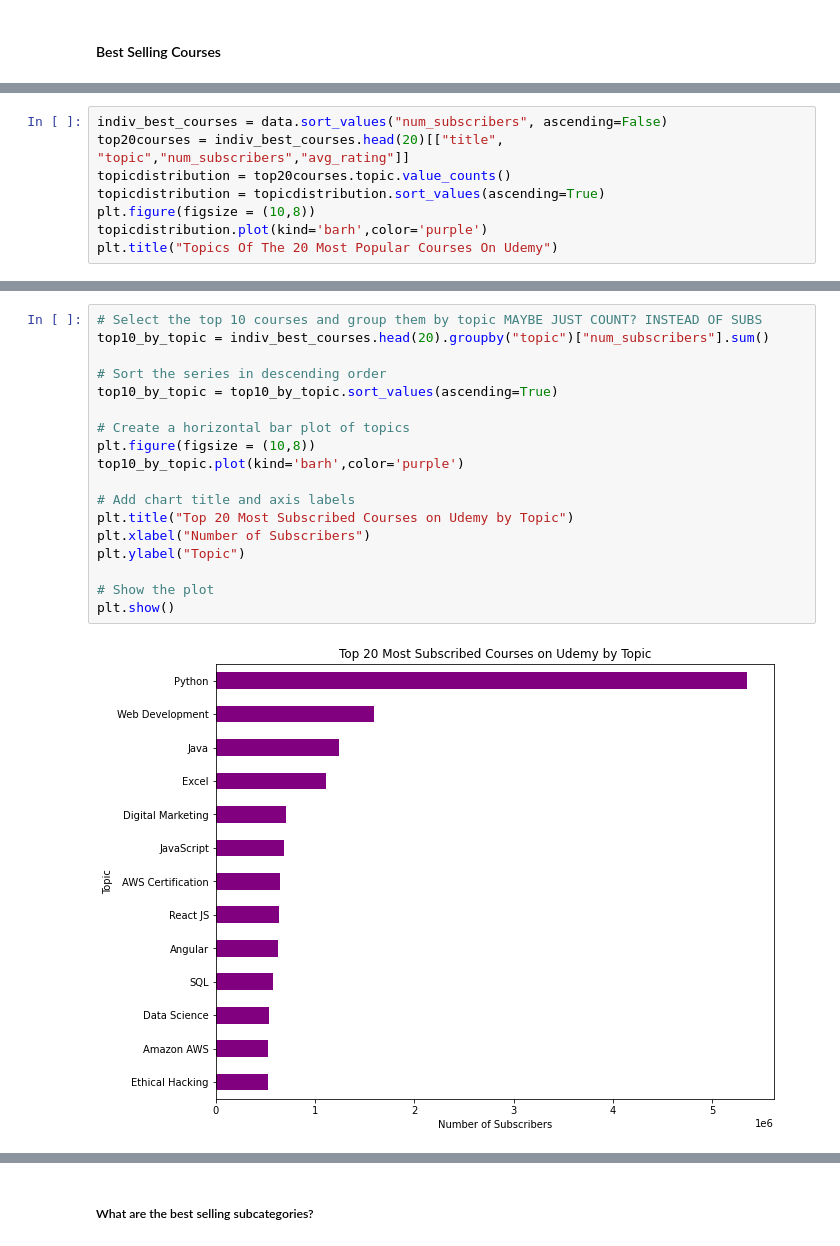
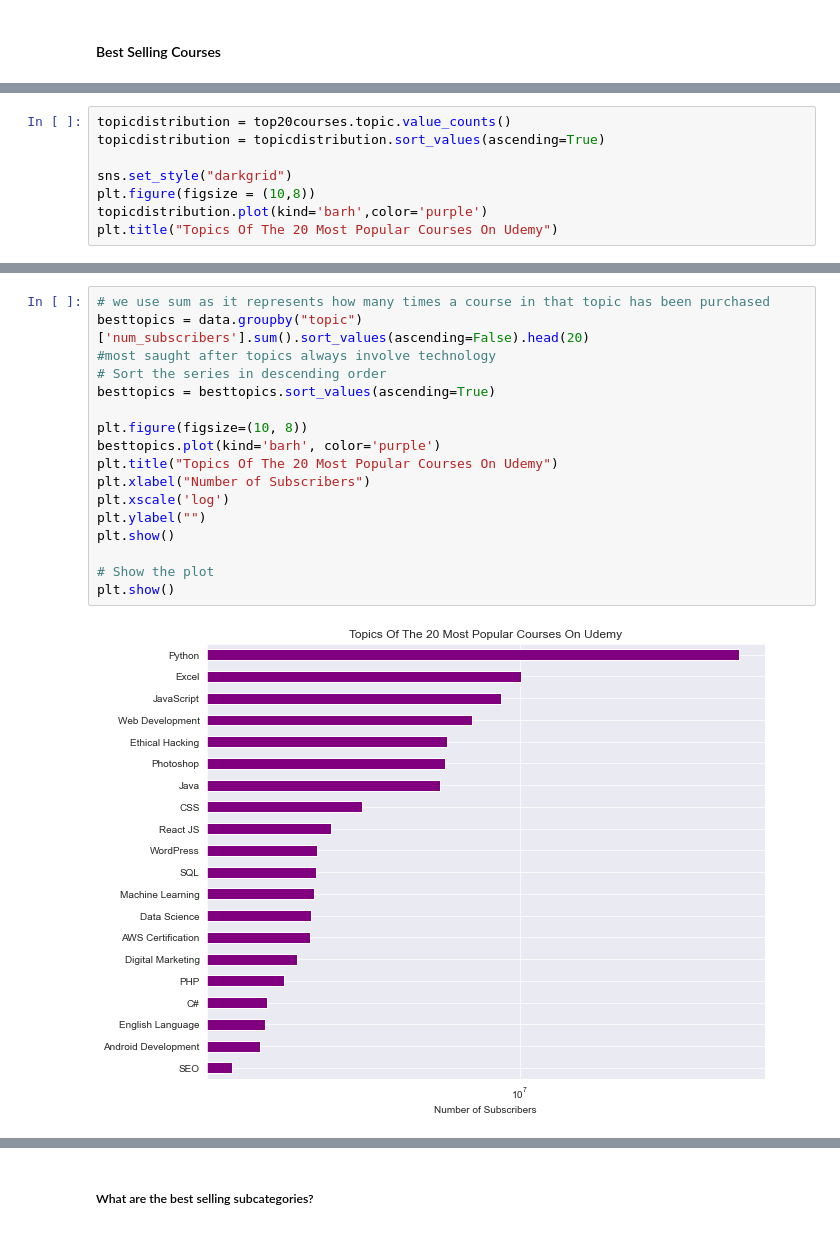
Before and after one commit to FranzKhylOng/Udemy-Courses-DA, a Jupyter notebook: udemy.ipynb, the cells around one changed output, grey strips where cells are left out. Drawn from its saved outputs; the diff is of its cells as text.

```diff
--- a/udemy.ipynb
+++ b/udemy.ipynb
@@ -67,8 +98,8 @@ len(subcategories) # There are 130 unique subcategories
 # %%
-indiv_best_courses = data.sort_values("num_subscribers", ascending=False)
-top20courses = indiv_best_courses.head(20)[["title", "topic","num_subscribers","avg_rating"]]
 topicdistribution = top20courses.topic.value_counts()
 topicdistribution = topicdistribution.sort_values(ascending=True)
+
+sns.set_style("darkgrid")
 plt.figure(figsize = (10,8))
 topicdistribution.plot(kind='barh',color='purple')
 plt.title("Topics Of The 20 Most Popular Courses On Udemy")
@@ -78,20 +109,19 @@ Text(0.5, 1.0, 'Topics Of The 20 Most Popular Courses On Udemy')
 # %%
-# Select the top 10 courses and group them by topic MAYBE JUST COUNT? INSTEAD OF SUBS
-top10_by_topic = indiv_best_courses.head(20).groupby("topic")["num_subscribers"].sum()
+# we use sum as it represents how many times a course in that topic has been purchased
+besttopics = data.groupby("topic")['num_subscribers'].sum().sort_values(ascending=False).head(20)
+#most saught after topics always involve technology
+# Sort the series in descending order
+besttopics = besttopics.sort_values(ascending=True)
 
-# Sort the series in descending order
-top10_by_topic = top10_by_topic.sort_values(ascending=True)
-
-# Create a horizontal bar plot of topics
-plt.figure(figsize = (10,8))
-top10_by_topic.plot(kind='barh',color='purple')
-
-# Add chart title and axis labels
-plt.title("Top 20 Most Subscribed Courses on Udemy by Topic")
+plt.figure(figsize=(10, 8))
+besttopics.plot(kind='barh', color='purple')
+plt.title("Topics Of The 20 Most Popular Courses On Udemy")
 plt.xlabel("Number of Subscribers")
-plt.ylabel("Topic")
+plt.xscale('log')
+plt.ylabel("")
+plt.show()
 
 # Show the plot
 plt.show()
 # %% [output]
-[figure, old version]
+[figure, new version]
```
Also changed, not shown: parts of 9 cells of this notebook.
